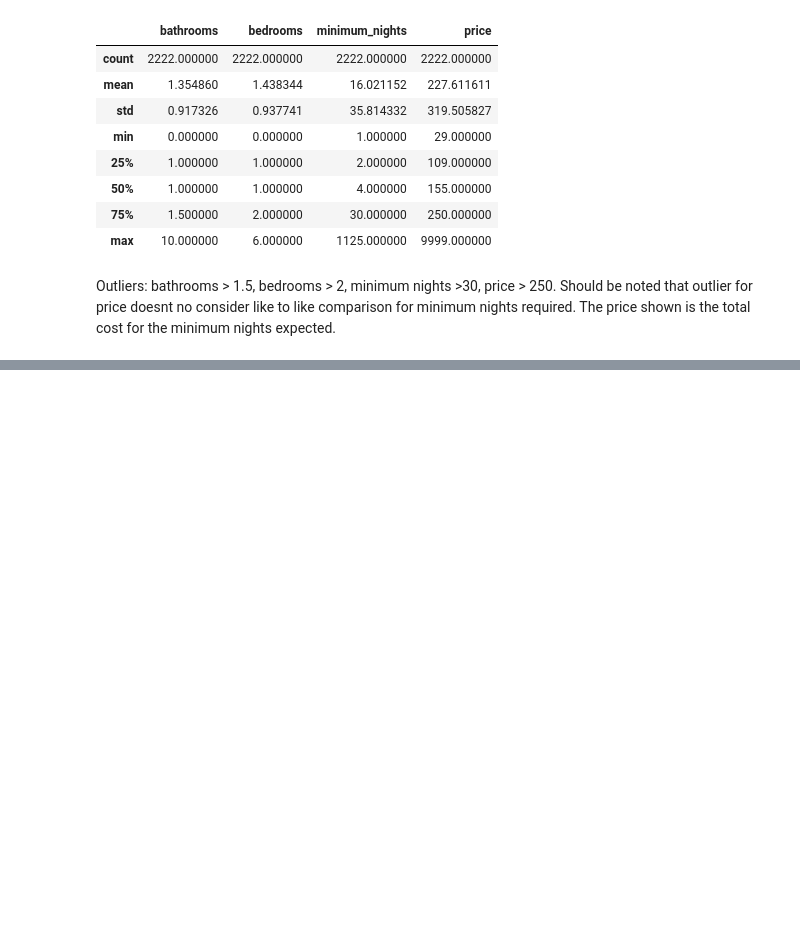
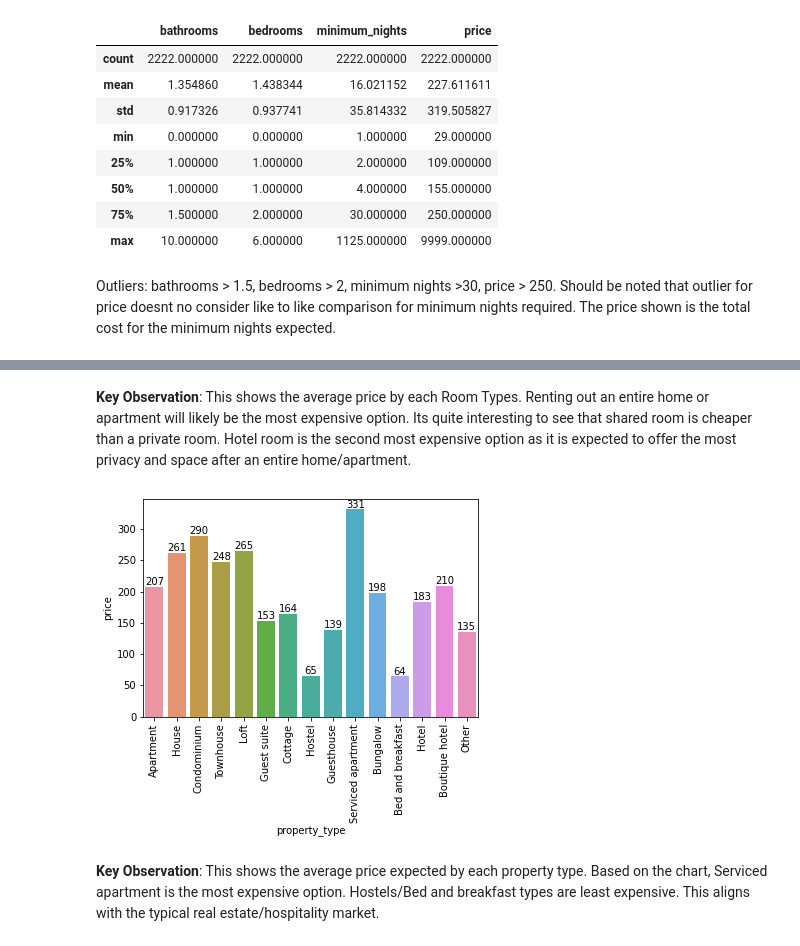
Before and after one commit to kzengg/Project-2, a Jupyter notebook: Project_2.ipynb, the cells around one changed output, grey strips where cells are left out. Saved outputs shown, nothing was run; the diff lists cells and outputs as text; code cells hidden in the pictures; blank space fills up the shorter version.

```diff
--- a/Project_2.ipynb
+++ b/Project_2.ipynb
@@ -192,0 +217,14 @@ Outliers: bathrooms > 1.5, bedrooms > 2, minimum nights >30, price > 250. Should
+# %% [markdown]
+**Key Observation**: This shows the average price by each Room Types. Renting out an entire home or apartment will likely be the most expensive option. Its quite interesting to see that shared room is cheaper than a private room. Hotel room is the second most expensive option as it is expected to offer the most privacy and space after an entire home/apartment.
+# %%
+ax = sns.barplot(data=df, x='property_type', y = 'price',ci=None);
+for p in ax.patches:
+             ax.annotate("%.0f" % p.get_height(), (p.get_x() + p.get_width() / 2., p.get_height()),
+                 ha='center', va='center', fontsize=10, color='black', xytext=(0, 5),
+                 textcoords='offset points')
+plt.xticks(rotation=90);
+plt.show()
+# %% [output]
+[figure, added]
+# %% [markdown]
+**Key Observation**: This shows the average price expected by each property type. Based on the chart, Serviced apartment is the most expensive option. Hostels/Bed and breakfast types are least expensive. This aligns with the typical real estate/hospitality market.
```
Also changed, not shown: parts of 4 cells of this notebook.
